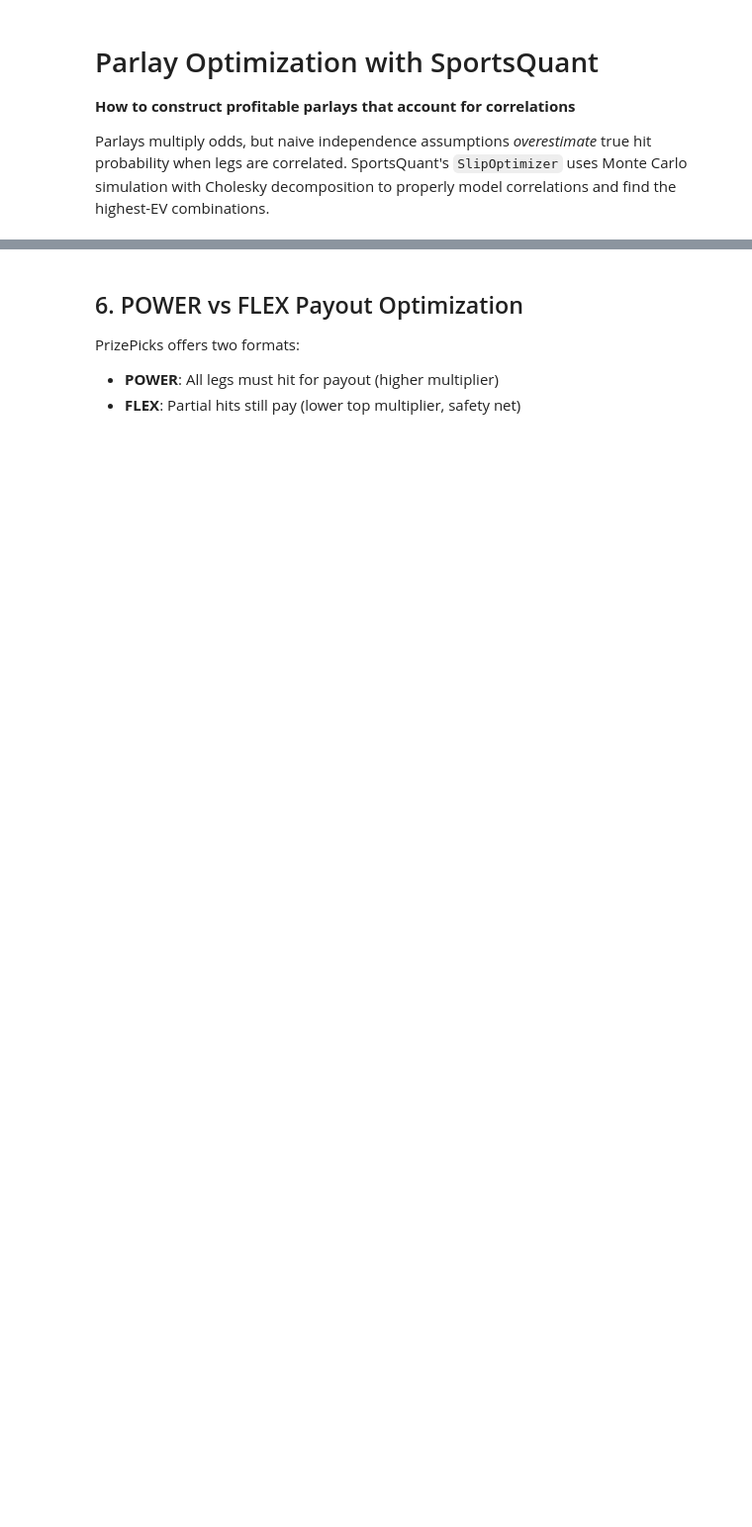
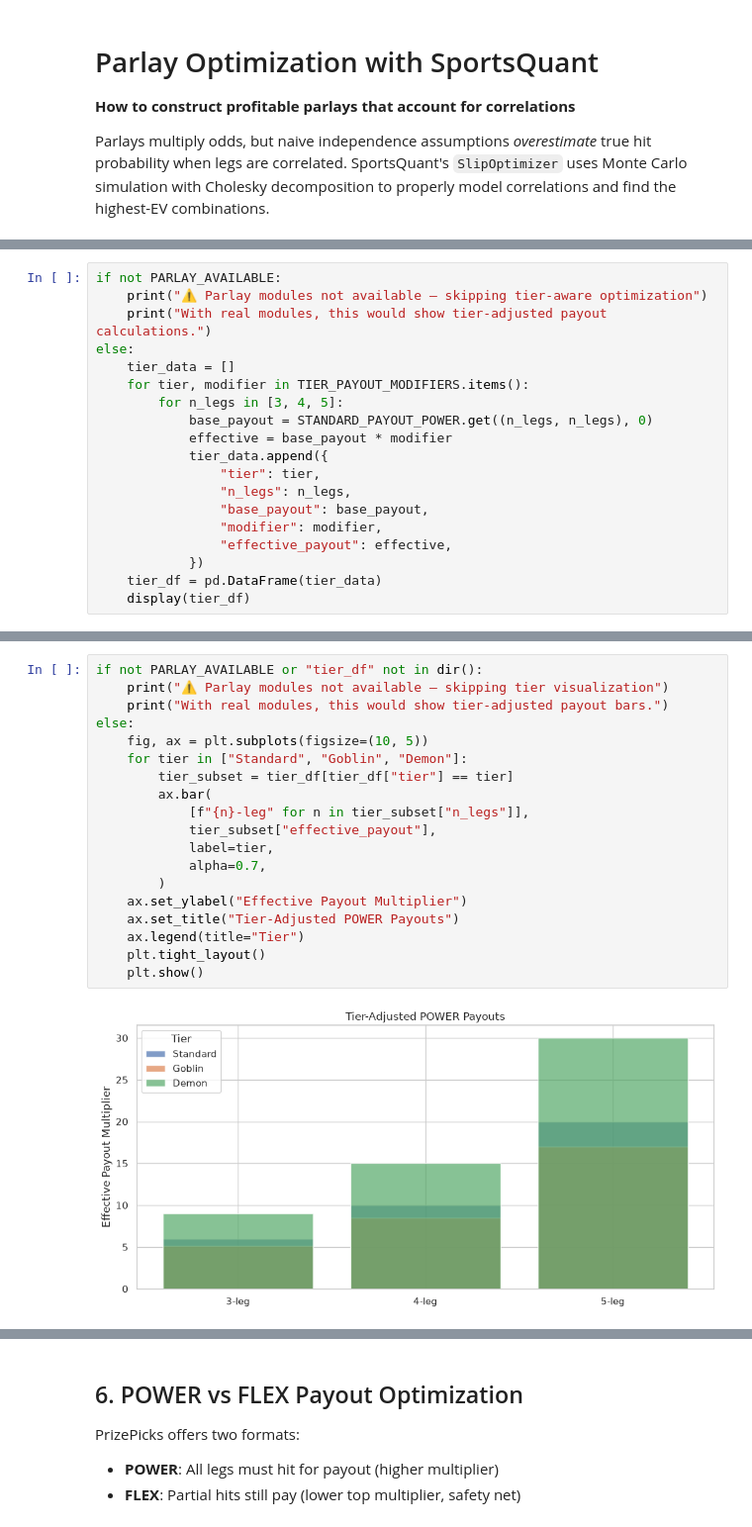
Before and after one commit to Veedubin/sportsquant, a Jupyter notebook: notebooks/common/05_parlay_optimization.ipynb, the cells around one changed output, grey strips where cells are left out. Shown at 99% size. Cells and saved outputs as stored; diff of their text form; blank space fills up the shorter version.

```diff
--- a/notebooks/common/05_parlay_optimization.ipynb
+++ b/notebooks/common/05_parlay_optimization.ipynb
@@ -189,0 +285,19 @@ comp_df.style.format({"independent_hit": "{:.4f}", "correlated_hit": "{:.4f}", "
+# %%
+if not PARLAY_AVAILABLE:
+    print("⚠️ Parlay modules not available — skipping tier-aware optimization")
+    print("With real modules, this would show tier-adjusted payout calculations.")
+else:
+    tier_data = []
+    for tier, modifier in TIER_PAYOUT_MODIFIERS.items():
+        for n_legs in [3, 4, 5]:
+            base_payout = STANDARD_PAYOUT_POWER.get((n_legs, n_legs), 0)
+            effective = base_payout * modifier
+            tier_data.append({
+                "tier": tier,
+                "n_legs": n_legs,
+                "base_payout": base_payout,
+                "modifier": modifier,
+                "effective_payout": effective,
+            })
+    tier_df = pd.DataFrame(tier_data)
+    display(tier_df)
@@ -189,0 +315,21 @@ comp_df.style.format({"independent_hit": "{:.4f}", "correlated_hit": "{:.4f}", "
+# %%
+if not PARLAY_AVAILABLE or "tier_df" not in dir():
+    print("⚠️ Parlay modules not available — skipping tier visualization")
+    print("With real modules, this would show tier-adjusted payout bars.")
+else:
+    fig, ax = plt.subplots(figsize=(10, 5))
+    for tier in ["Standard", "Goblin", "Demon"]:
+        tier_subset = tier_df[tier_df["tier"] == tier]
+        ax.bar(
+            [f"{n}-leg" for n in tier_subset["n_legs"]],
+            tier_subset["effective_payout"],
+            label=tier,
+            alpha=0.7,
+        )
+    ax.set_ylabel("Effective Payout Multiplier")
+    ax.set_title("Tier-Adjusted POWER Payouts")
+    ax.legend(title="Tier")
+    plt.tight_layout()
+    plt.show()
+# %% [output]
+[figure, added]
```
Also changed, not shown: parts of 23 cells of this notebook, 51 other files.
